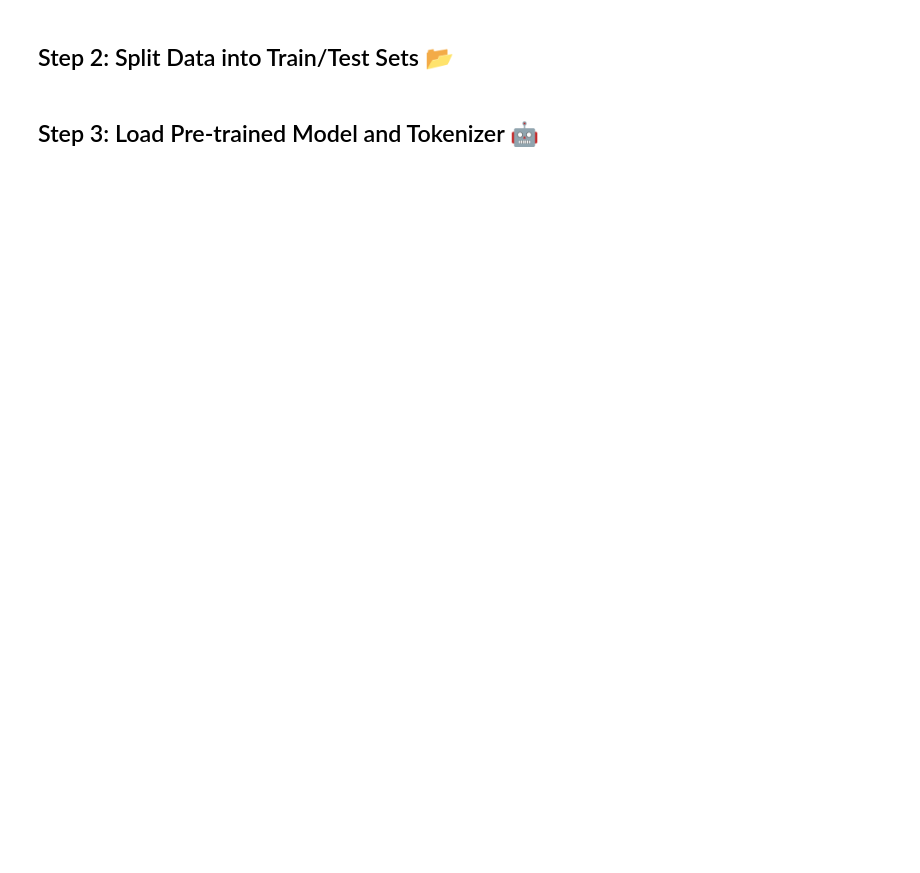
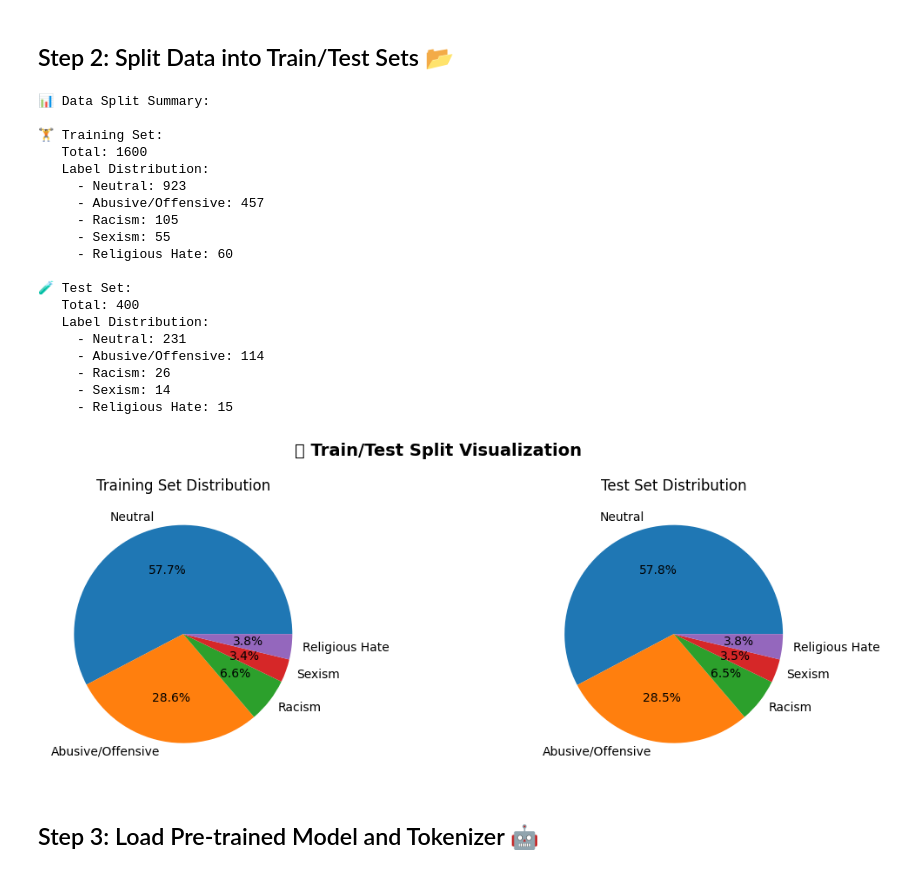
Before and after one commit to jokefun022/First-Project, a Jupyter notebook: Fine_Tuning.ipynb, the cells around one changed output. Drawn from its saved outputs; the diff is of its cells as text; code cells hidden in the pictures; blank space fills up the shorter version.

```diff
--- a/Fine_Tuning.ipynb
+++ b/Fine_Tuning.ipynb
@@ -149,15 +149,17 @@ print("\n✅ Ready for fine-tuning!")
 # Load the cleaned data from previous session
 try:
     # Try to load cleaned data first
-    df = pd.read_csv('/content/IMDB_cleaned.csv')
+    df = pd.read_csv('/content/Complete Data With Emoji.csv')
     print("✅ Loaded cleaned data from previous session!")
-    text_column = 'cleaned_review'
+    text_column = 'Tweet_Text_With_Emoji'
+    # Rename the column for consistency
+    df = df.rename(columns={'Sentiment Analysis': 'sentiment'})
 except:
     try:
         # If no cleaned data, load original
         df = pd.read_csv('/content/IMDB Dataset.csv')
         print("📝 Loaded original IMDB data")
-        text_column = 'review'
+        text_column = 'Label'
     except:
         # Create sample data for demonstration
         print("⚠️ Creating sample data for demonstration...")
@@ -172,13 +174,14 @@ except:
             ("Worst movie of the year. Don't watch it.", "negative"),
         ] * 50  # Repeat to have more samples
 
-        df = pd.DataFrame(sample_data, columns=['review', 'sentiment'])
-        text_column = 'review'
+        df = pd.DataFrame(sample_data, columns=['Tweet_Text_With_Emoji', 'sentiment'])
+        text_column = 'Tweet_Text_With_Emoji'
+
 
 # Display data info
 print(f"\n📊 Dataset Info:")
 print(f"Total samples: {len(df):,}")
 print(f"\n🎭 Sentiment Distribution:")
 print(df['sentiment'].value_counts())
-print(f"\n📝 Sample reviews:")
+print(f"\n📝 Tweet_Text_With_Emoji:")
 df.head(3)
@@ -207,42 +262,77 @@ print(f"\n✅ Data ready for fine-tuning!")
 # %%
 # Split the data: 80% train, 20% test
 train_texts, test_texts, train_labels, test_labels = train_test_split(
     df_sample[text_column].tolist(),
     df_sample['label'].tolist(),
     test_size=0.2,
     random_state=42,
     stratify=df_sample['label']  # Keep same ratio of pos/neg in both sets
 )
 
 print("📊 Data Split Summary:")
 print(f"\n🏋️ Training Set:")
 print(f"   Total: {len(train_texts)}")
-print(f"   Positive: {sum(train_labels)}")
-print(f"   Negative: {len(train_labels) - sum(train_labels)}")
+# The following lines are incorrect because the labels are not just 0 and 1
+# print(f"   Positive: {sum(train_labels)}")
+# print(f"   Negative: {len(train_labels) - sum(train_labels)}")
+train_label_counts = pd.Series(train_labels).value_counts().sort_index()
+print("   Label Distribution:")
+for label, count in train_label_counts.items():
+    print(f"     - {list(sentiment_mapping.keys())[list(sentiment_mapping.values()).index(label)]}: {count}")
+
 
 print(f"\n🧪 Test Set:")
 print(f"   Total: {len(test_texts)}")
-print(f"   Positive: {sum(test_labels)}")
-print(f"   Negative: {len(test_labels) - sum(test_labels)}")
+# The following lines are incorrect
+# print(f"   Positive: {sum(test_labels)}")
+# print(f"   Negative: {len(test_labels) - sum(test_labels)}")
+test_label_counts = pd.Series(test_labels).value_counts().sort_index()
+print("   Label Distribution:")
+for label, count in test_label_counts.items():
+    print(f"     - {list(sentiment_mapping.keys())[list(sentiment_mapping.values()).index(label)]}: {count}")
+
 
 # Visualize the split
 fig, axes = plt.subplots(1, 2, figsize=(12, 4))
 
 # Training set distribution
-train_dist = pd.Series(train_labels).value_counts()
-axes[0].pie(train_dist.values, labels=['Negative', 'Positive'],
-            autopct='%1.1f%%', colors=['#e74c3c', '#2ecc71'])
+train_dist = pd.Series(train_labels).value_counts().sort_index()
+train_labels_names = [list(sentiment_mapping.keys())[list(sentiment_mapping.values()).index(label)] for label in train_dist.index]
+axes[0].pie(train_dist.values, labels=train_labels_names,
+            autopct='%1.1f%%') # Removed colors=['#e74c3c', '#2ecc71'] as there are more than 2
 axes[0].set_title('Training Set Distribution')
 
 # Test set distribution
-test_dist = pd.Series(test_labels).value_counts()
-axes[1].pie(test_dist.values, labels=['Negative', 'Positive'],
-            autopct='%1.1f%%', colors=['#e74c3c', '#2ecc71'])
+test_dist = pd.Series(test_labels).value_counts().sort_index()
+test_labels_names = [list(sentiment_mapping.keys())[list(sentiment_mapping.values()).index(label)] for label in test_dist.index]
+axes[1].pie(test_dist.values, labels=test_labels_names,
+            autopct='%1.1f%%') # Removed colors=['#e74c3c', '#2ecc71'] as there are more than 2
 axes[1].set_title('Test Set Distribution')
 
 plt.suptitle('📊 Train/Test Split Visualization', fontsize=14, fontweight='bold')
 plt.tight_layout()
 plt.show()
+# %% [output]
+📊 Data Split Summary:
+
+🏋️ Training Set:
+   Total: 1600
+   Label Distribution:
+     - Neutral: 923
+     - Abusive/Offensive: 457
+     - Racism: 105
+     - Sexism: 55
+     - Religious Hate: 60
+
+🧪 Test Set:
+   Total: 400
+   Label Distribution:
+     - Neutral: 231
+     - Abusive/Offensive: 114
+     - Racism: 26
+     - Sexism: 14
+     - Religious Hate: 15
+[figure, added]
 # %% [markdown]
 ## Step 3: Load Pre-trained Model and Tokenizer 🤖
 # %%
```
Also changed, not shown: parts of 8 cells of this notebook.
